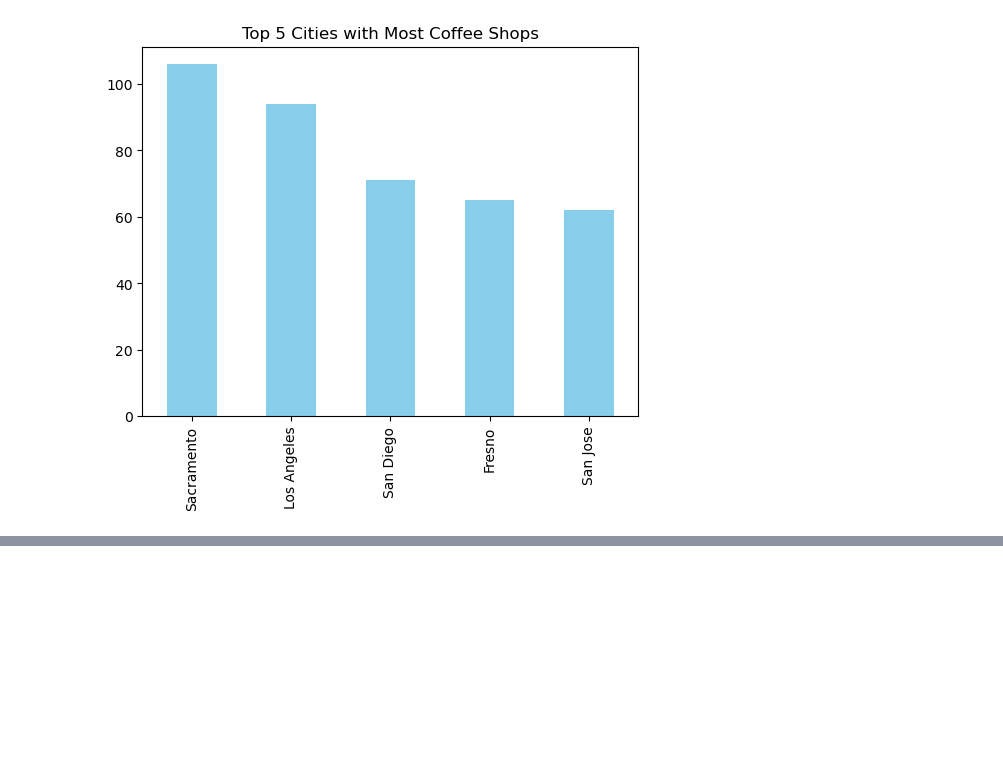
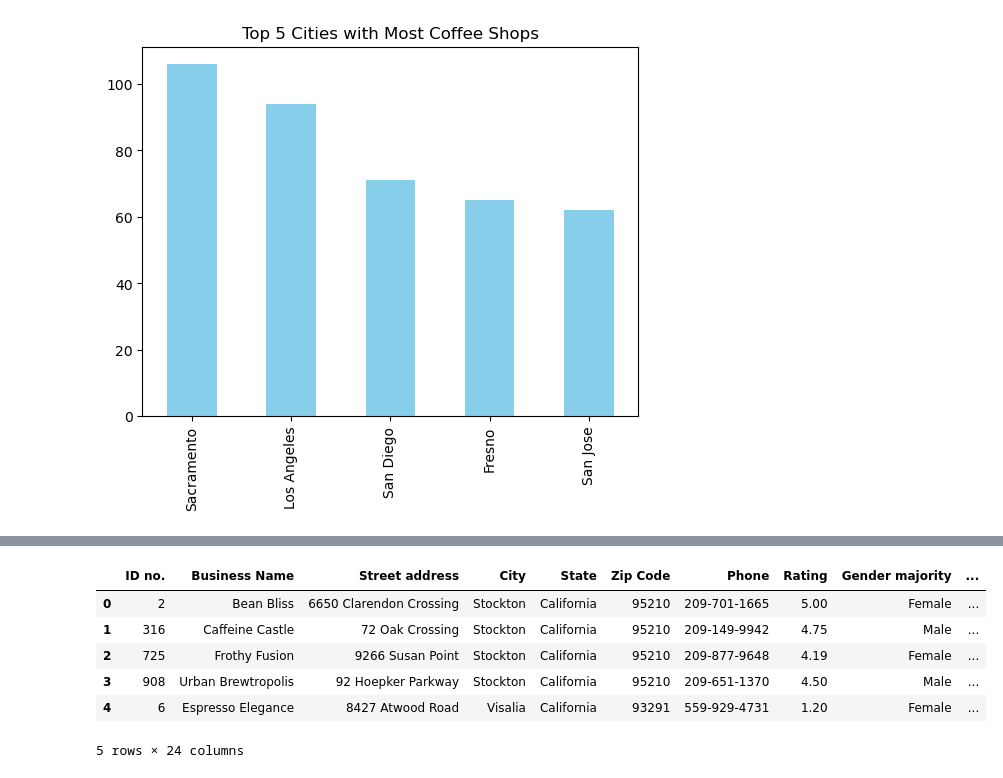
Before and after one commit to matovu-ronald/coffee_shop_predictions, a Jupyter notebook: coffee_shop_predictions.ipynb, the cells around one changed output, grey strips where cells are left out. Cells and saved outputs as stored; diff of their text form; code cells hidden in the pictures; blank space fills up the shorter version.

```diff
--- a/coffee_shop_predictions.ipynb
+++ b/coffee_shop_predictions.ipynb
@@ -97,0 +120,14 @@ ax = coffe_shop_df["Business Name"].value_counts().head(10).plot(kind="bar", col
+# %%
+# Convert the "Zip Code" column to string data type
+coffe_shop_df["Zip Code"] = coffe_shop_df["Zip Code"].astype(str)
+# %%
+# Extract zip code from the population data
+# Find all the zip codes that havew 5 digit patterns. (Get the lat 5 digits)
+# Create a new column "Zip Code" in the population data
+
+def find_zip_code(geocode):
+    pattern = r"\d{5}$"
+    match = re.search(pattern, geocode)
+    if match:
+        zip_code = match.group(0)
+    return zip_code
@@ -97,0 +150,10 @@ ax = coffe_shop_df["Business Name"].value_counts().head(10).plot(kind="bar", col
+# %%
+combined_coffee_shop_data_with_popn.head()
+# %% [output]
+|  | ID no. | Business Name | Street address | City | State | Zip Code | Phone | Rating | Gender majority | ... |
+| 0 | 2 | Bean Bliss | 6650 Clarendon Crossing | Stockton | California | 95210 | 209-701-1665 | 5.00 | Female | ... |
+| 1 | 316 | Caffeine Castle | 72 Oak Crossing | Stockton | California | 95210 | 209-149-9942 | 4.75 | Male | ... |
+| 2 | 725 | Frothy Fusion | 9266 Susan Point | Stockton | California | 95210 | 209-877-9648 | 4.19 | Female | ... |
+| 3 | 908 | Urban Brewtropolis | 92 Hoepker Parkway | Stockton | California | 95210 | 209-651-1370 | 4.50 | Male | ... |
+| 4 | 6 | Espresso Elegance | 8427 Atwood Road | Visalia | California | 93291 | 559-929-4731 | 1.20 | Female | ... |
+5 rows × 24 columns
```
Also changed, not shown: parts of 26 cells of this notebook.
